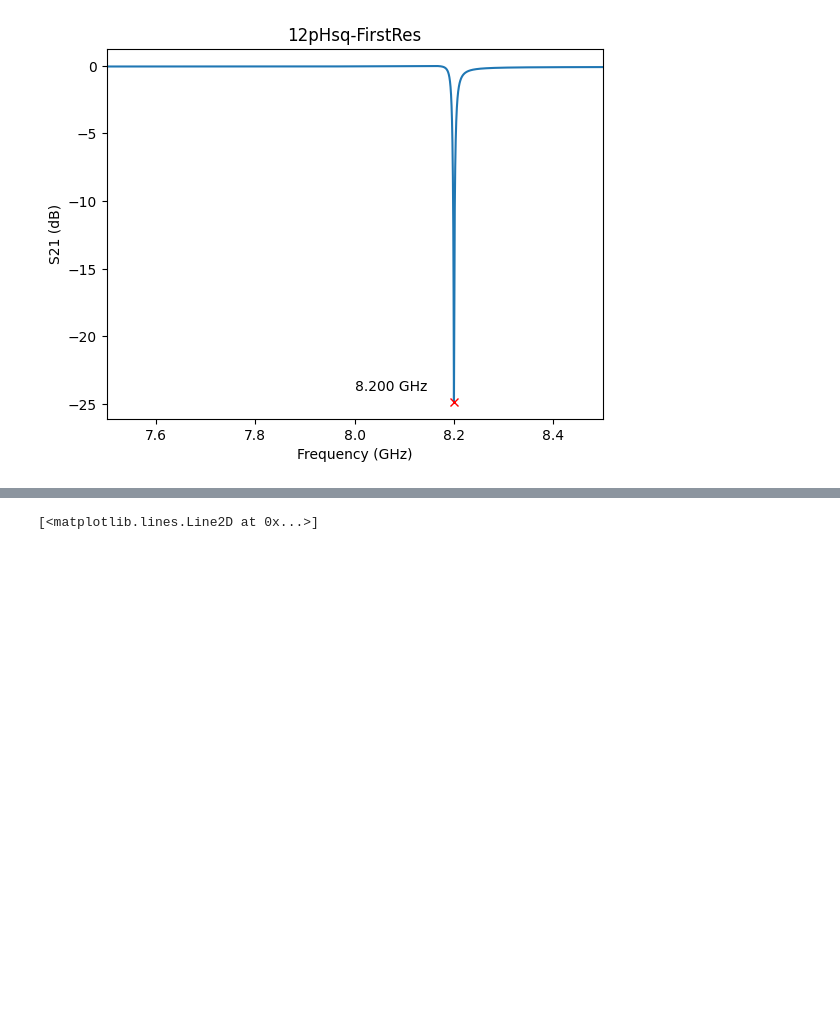
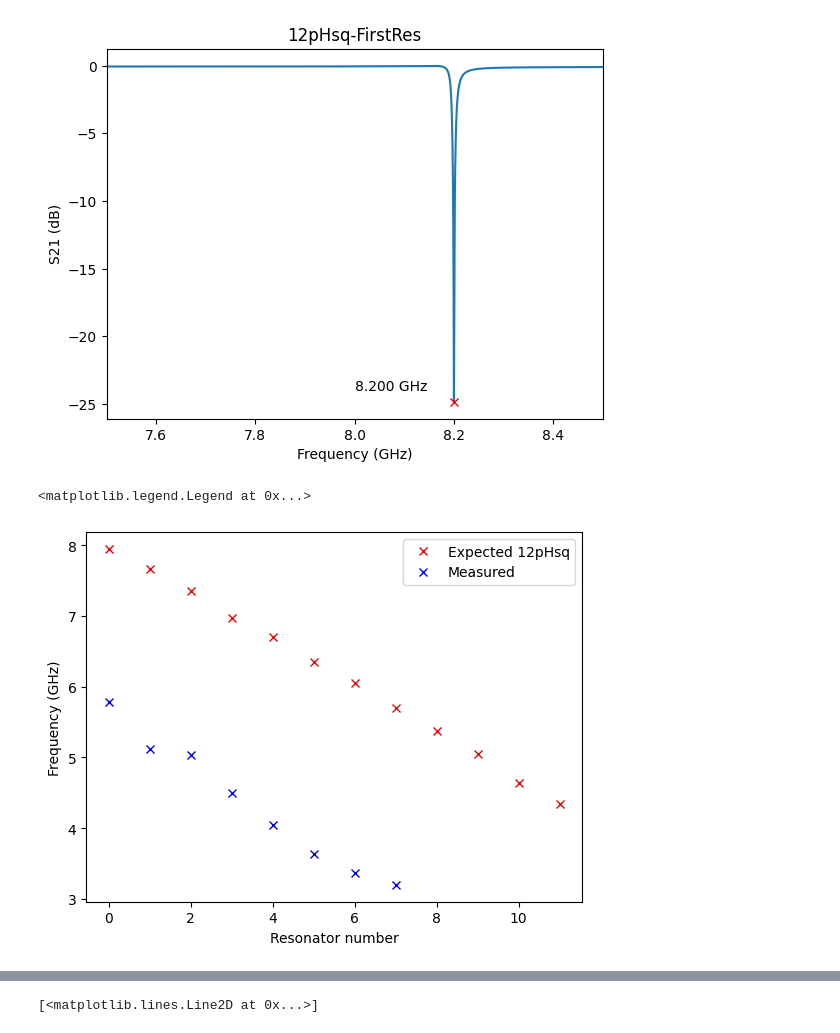
Before and after one commit to cbelo/resonators, a Jupyter notebook: 20240420-chips/simulation-plots.ipynb, the cells around one changed output, grey strips where cells are left out. Cells and saved outputs as stored; diff of their text form; code cells hidden in the pictures; blank space fills up the shorter version.

```diff
--- a/20240420-chips/simulation-plots.ipynb
+++ b/20240420-chips/simulation-plots.ipynb
@@ -52,3 +131,14 @@ plt.plot(d_12['FistRes12pHsq-v1']['freq'][peak[0]]*1e-9,d_12['FistRes12pHsq-v1']
 # %% [output]
 [<matplotlib.lines.Line2D at 0x...>]
 [figure]
+# %%
+expected_freqs = np.array([7.948403600791222, 7.663150020219628, 7.355747639954814, 6.973531594685684, 6.7006397055111515, 6.351023310370528, 6.049343498641751, 5.69927103744445, 5.376681447598389, 5.0426308975099206, 4.640529736750496, 4.341482501032002])
+measured_freqs = 1e-9*np.array([3197586384.122294, 3361346184.317781, 3634948681.0248446, 4041350502.7403507, 4503276783.43186, 5033536374.075741, 5117395659.872908, 5777878232.279747])
+plt.plot(range(len(expected_freqs)),expected_freqs, 'rx', label = 'Expected 12pHsq')
+plt.plot(range(len(measured_freqs)-1, -1, -1), measured_freqs, 'bx', label = 'Measured')
+plt.xlabel('Resonator number')
+plt.ylabel('Frequency (GHz)')
+plt.legend()
+# %% [output]
+<matplotlib.legend.Legend at 0x...>
+[figure, added]
```
Also changed, not shown: parts of 16 cells of this notebook, 1 other file.
